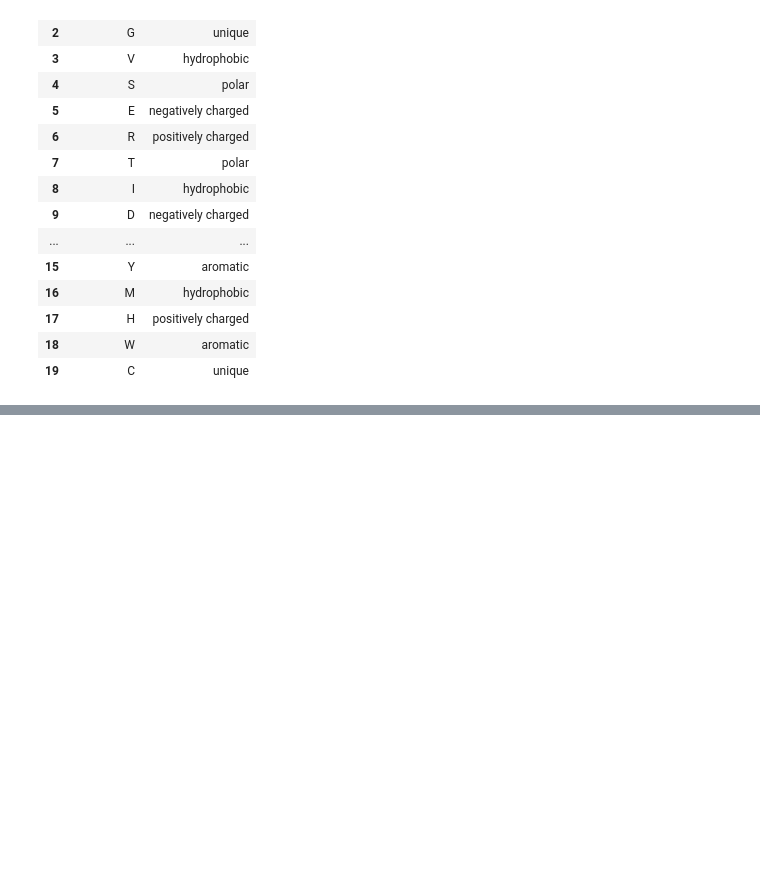
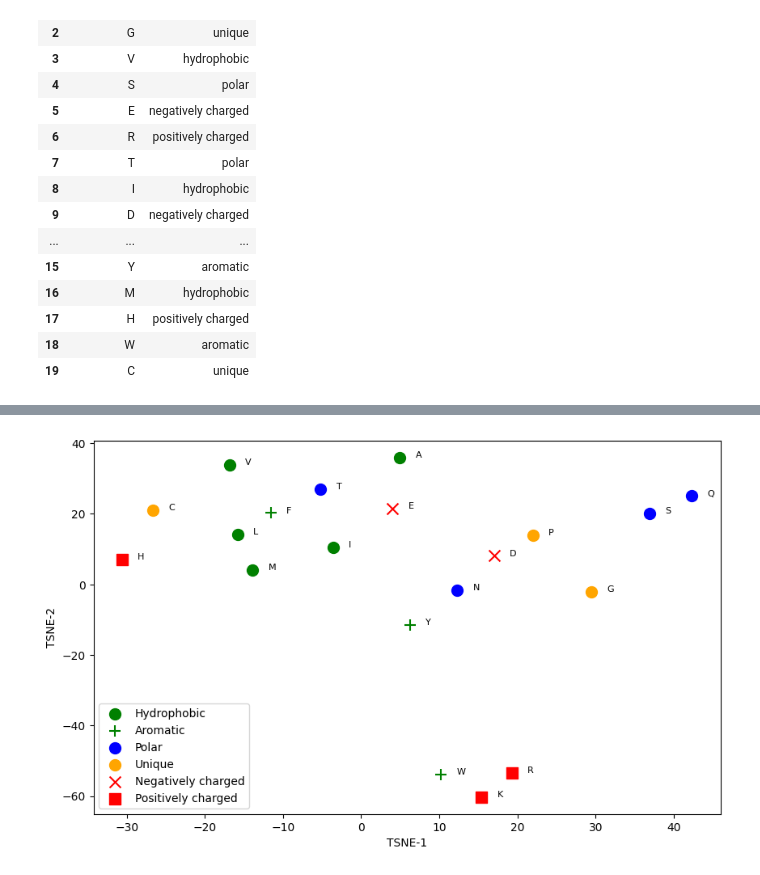
Before and after one commit to dgloukhman/unsupervised-learning-in-biology, a Jupyter notebook: experiments/Experiment_1.ipynb, the cells around one changed output, grey strips where cells are left out. Drawn from its saved outputs; the diff is of its cells as text; code cells hidden in the pictures; blank space fills up the shorter version.

```diff
--- a/experiments/Experiment_1.ipynb
+++ b/experiments/Experiment_1.ipynb
@@ -109,0 +89,6 @@ plt.show()
+# %%
+#plot amino token
+emb = representations[:,1,:].cpu().numpy()
+helper.plot_tsne_exp1(amino_acids_df, emb)
+# %% [output]
+[figure, added]
```
Also changed, not shown: parts of 12 cells of this notebook, 1 other file.
